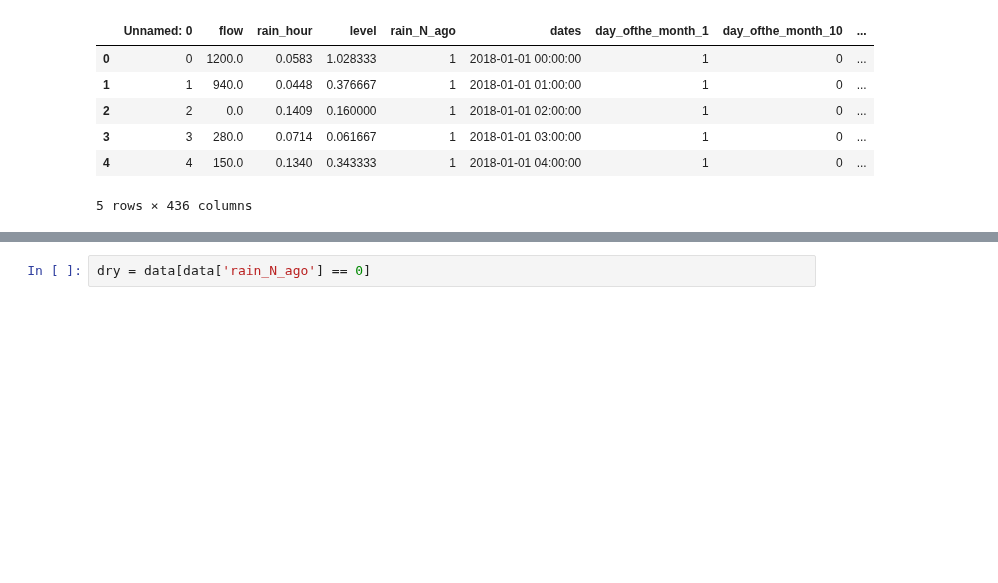
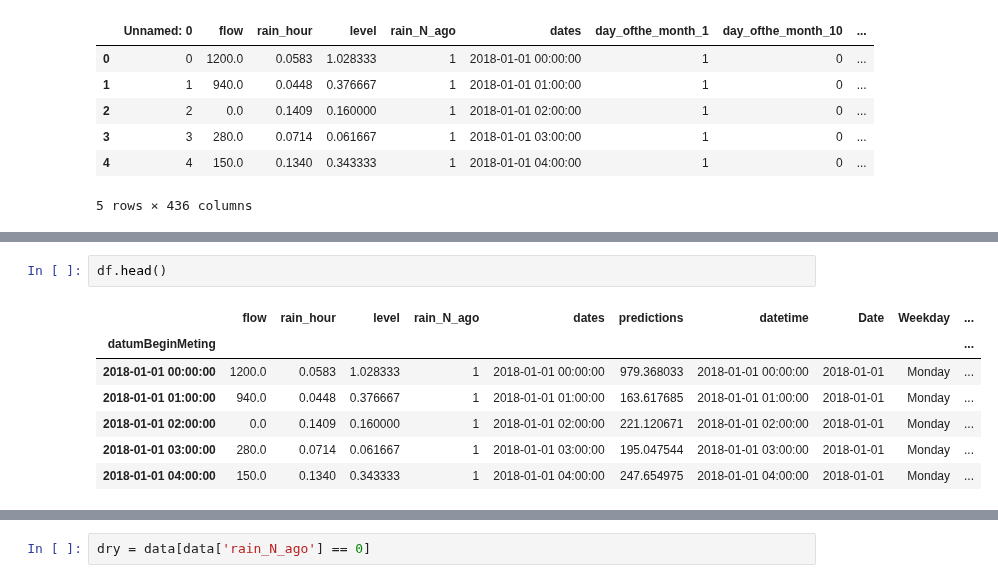
Before and after one commit to rogertian0707/jbg060, a Jupyter notebook: code/Error Visualizations.ipynb, the cells around one changed output, grey strips where cells are left out. Saved outputs shown, nothing was run; the diff lists cells and outputs as text; blank space fills up the shorter version.

```diff
--- a/code/Error Visualizations.ipynb
+++ b/code/Error Visualizations.ipynb
@@ -19,3 +74,13 @@ data.head()
+# %%
+df.head()
+# %% [output]
+|  | flow | rain_hour | level | rain_N_ago | dates | predictions | datetime | Date | Weekday | ... |
+| datumBeginMeting |  |  |  |  |  |  |  |  |  | ... |
+| 2018-01-01 00:00:00 | 1200.0 | 0.0583 | 1.028333 | 1 | 2018-01-01 00:00:00 | 979.368033 | 2018-01-01 00:00:00 | 2018-01-01 | Monday | ... |
+| 2018-01-01 01:00:00 | 940.0 | 0.0448 | 0.376667 | 1 | 2018-01-01 01:00:00 | 163.617685 | 2018-01-01 01:00:00 | 2018-01-01 | Monday | ... |
+| 2018-01-01 02:00:00 | 0.0 | 0.1409 | 0.160000 | 1 | 2018-01-01 02:00:00 | 221.120671 | 2018-01-01 02:00:00 | 2018-01-01 | Monday | ... |
+| 2018-01-01 03:00:00 | 280.0 | 0.0714 | 0.061667 | 1 | 2018-01-01 03:00:00 | 195.047544 | 2018-01-01 03:00:00 | 2018-01-01 | Monday | ... |
+| 2018-01-01 04:00:00 | 150.0 | 0.1340 | 0.343333 | 1 | 2018-01-01 04:00:00 | 247.654975 | 2018-01-01 04:00:00 | 2018-01-01 | Monday | ... |
 # %%
 data.drop('Unnamed: 0', axis=1, inplace=True) #drop the old indecies
 data['datumBeginMeting'] = pd.to_datetime(data["dates"],format='%Y-%m-%d %H:%M:%S')
```
Also changed, not shown: parts of 9 cells of this notebook, 5 other files.
